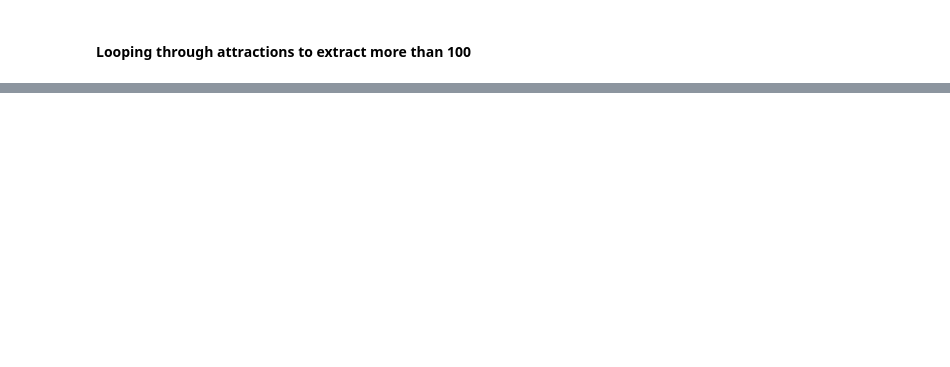
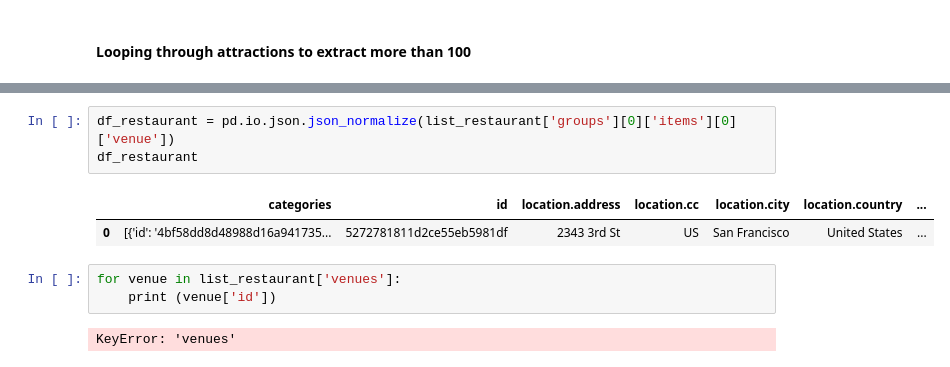
Before and after one commit to subhap15/adventurize, a Jupyter notebook: access_foursq.ipynb, the cells around one changed output, grey strips where cells are left out. Cells and saved outputs as stored; diff of their text form; blank space fills up the shorter version.

```diff
--- a/access_foursq.ipynb
+++ b/access_foursq.ipynb
@@ -537,0 +761,11 @@ Name: name, dtype: object
+# %%
+df_restaurant = pd.io.json.json_normalize(list_restaurant['groups'][0]['items'][0]['venue'])
+df_restaurant
+# %% [output]
+|  | categories | id | location.address | location.cc | location.city | location.country | ... |
+| 0 | [{'id': '4bf58dd8d48988d16a941735... | 5272781811d2ce55eb5981df | 2343 3rd St | US | San Francisco | United States | ... |
+# %%
+for venue in list_restaurant['venues']:
+    print (venue['id'])
+# %% [output]
+KeyError: 'venues'
```
Also changed, not shown: parts of 43 cells of this notebook.
